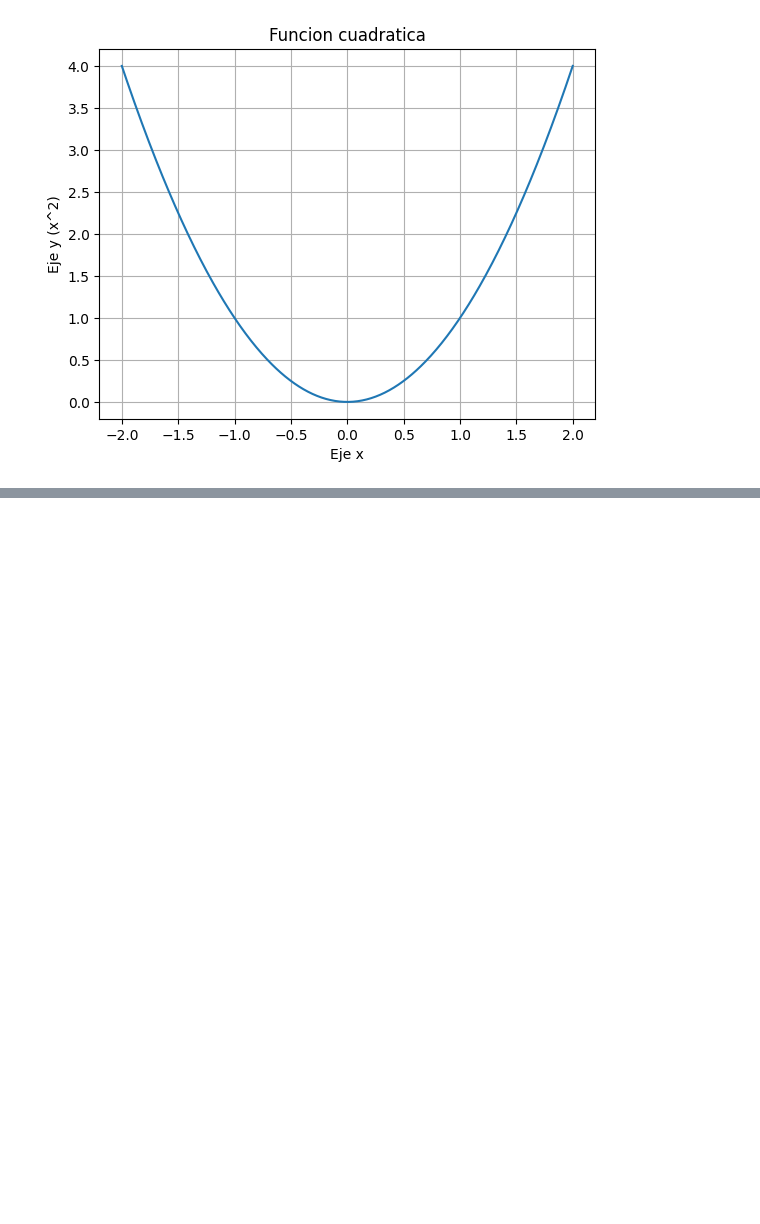
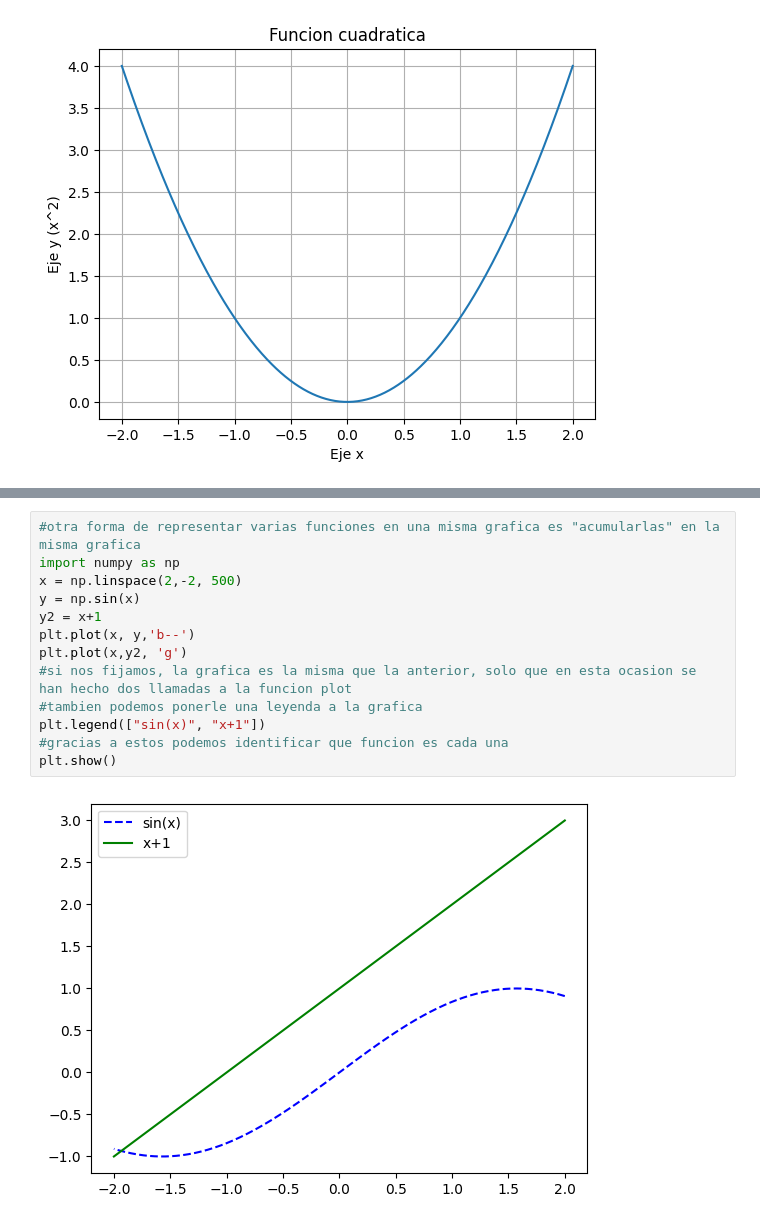
Before and after one commit to elmoconh/DataScience-practice, a Jupyter notebook: 01-LibreriasBasicas/03-matplotlib.ipynb, the cells around one changed output, grey strips where cells are left out. Saved outputs shown, nothing was run; the diff lists cells and outputs as text; blank space fills up the shorter version.

```diff
--- a/01-LibreriasBasicas/03-matplotlib.ipynb
+++ b/01-LibreriasBasicas/03-matplotlib.ipynb
@@ -73,0 +84,15 @@ plt.show()
+# %%
+#otra forma de representar varias funciones en una misma grafica es "acumularlas" en la misma grafica
+import numpy as np
+x = np.linspace(2,-2, 500)
+y = np.sin(x)
+y2 = x+1
+plt.plot(x, y,'b--')
+plt.plot(x,y2, 'g')
+#si nos fijamos, la grafica es la misma que la anterior, solo que en esta ocasion se han hecho dos llamadas a la funcion plot
+#tambien podemos ponerle una leyenda a la grafica
+plt.legend(["sin(x)", "x+1"])
+#gracias a estos podemos identificar que funcion es cada una
+plt.show()
+# %% [output]
+[figure, added]
```
Also changed, not shown: parts of 3 cells of this notebook, 1 other file.
